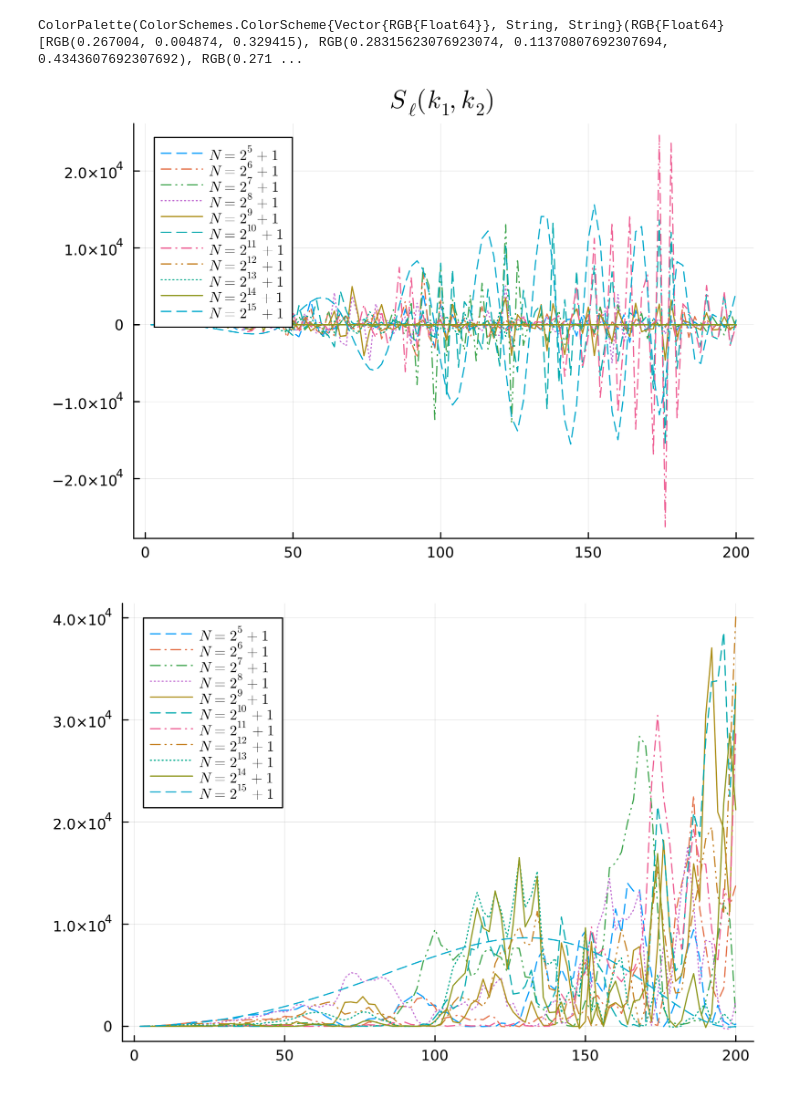
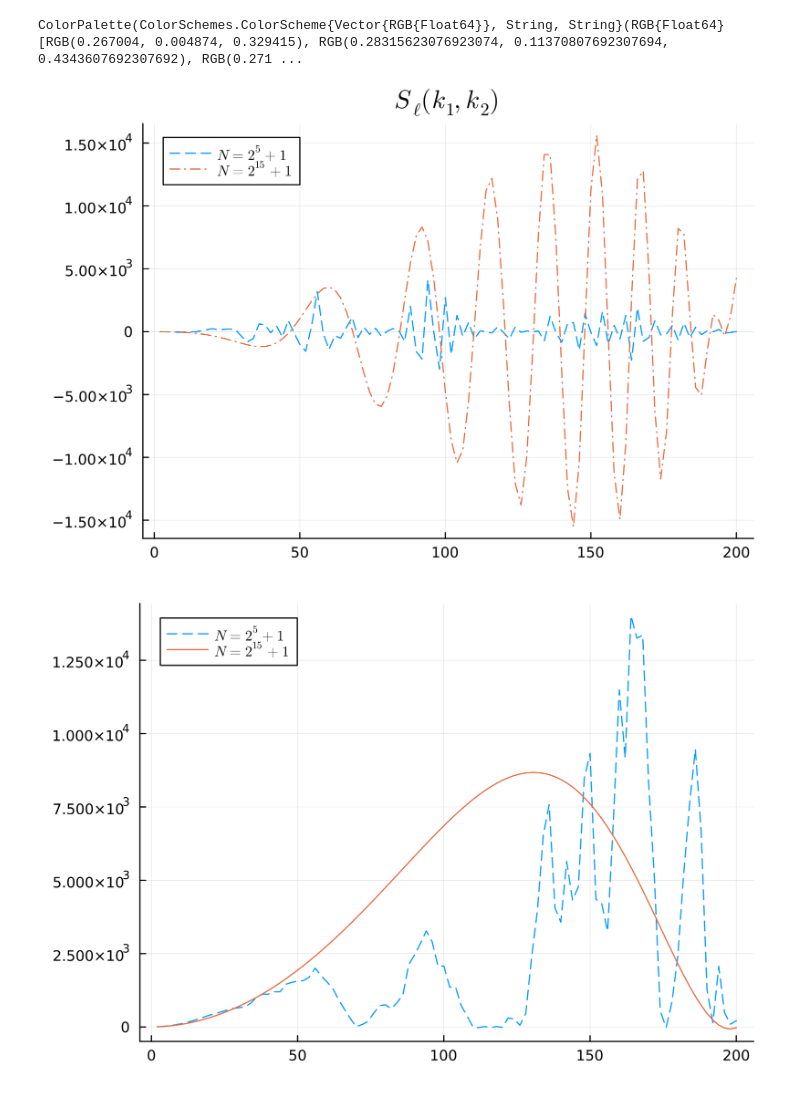
Before and after one commit to anvi-git/3D_Angular_Power_Spectrum, a Jupyter notebook: notebooks/comparisons.ipynb, the cells around one changed output. Drawn from its saved outputs; the diff is of its cells as text; code cells hidden in the pictures.

```diff
--- a/notebooks/comparisons.ipynb
+++ b/notebooks/comparisons.ipynb
@@ -64,15 +64,15 @@ Slkk11 = npzread("runs/run_2026_06_07_033316/S_lkk.npy") # 2^15+1
 i = 1; j = 1;
 ℓ = LinRange(2, 200, 100)
 plot(ℓ, Slkk1[i,j,:] .* ℓ .* (ℓ .+ 1) / maximum(Slkk1[i,j,:]), linestyle = :auto, label = L" N = 2^5 + 1")
-plot!(ℓ, Slkk2[i,j,:] .* ℓ .* (ℓ .+ 1) / maximum(Slkk2[i,j,:]), linestyle = :auto, label = L" N = 2^6 + 1")
-plot!(ℓ, Slkk3[i,j,:] .* ℓ .* (ℓ .+ 1) / maximum(Slkk3[i,j,:]), linestyle = :auto, label = L" N = 2^7 + 1")
-plot!(ℓ, Slkk4[i,j,:] .* ℓ .* (ℓ .+ 1) / maximum(Slkk4[i,j,:]), linestyle = :auto, label = L" N = 2^8 + 1")
-plot!(ℓ, Slkk5[i,j,:] .* ℓ .* (ℓ .+ 1) / maximum(Slkk5[i,j,:]), linestyle = :auto, label = L" N = 2^9 + 1")
-plot!(ℓ, Slkk6[i,j,:] .* ℓ .* (ℓ .+ 1) / maximum(Slkk6[i,j,:]), linestyle = :auto, label = L" N = 2^{10} + 1")
-plot!(ℓ, Slkk7[i,j,:] .* ℓ .* (ℓ .+ 1) / maximum(Slkk7[i,j,:]), linestyle = :auto, label = L" N = 2^{11} + 1")
-plot!(ℓ, Slkk8[i,j,:] .* ℓ .* (ℓ .+ 1) / maximum(Slkk8[i,j,:]), linestyle = :auto, label = L" N = 2^{12} + 1")
-plot!(ℓ, Slkk9[i,j,:] .* ℓ .* (ℓ .+ 1) / maximum(Slkk9[i,j,:]), linestyle = :auto, label = L" N = 2^{13} + 1")
-plot!(ℓ, Slkk10[i,j,:] .* ℓ .* (ℓ .+ 1) / maximum(Slkk10[i,j,:]), linestyle = :auto, label = L" N = 2^{14} + 1")
+# plot!(ℓ, Slkk2[i,j,:] .* ℓ .* (ℓ .+ 1) / maximum(Slkk2[i,j,:]), linestyle = :auto, label = L" N = 2^6 + 1")
+# plot!(ℓ, Slkk3[i,j,:] .* ℓ .* (ℓ .+ 1) / maximum(Slkk3[i,j,:]), linestyle = :auto, label = L" N = 2^7 + 1")
+# plot!(ℓ, Slkk4[i,j,:] .* ℓ .* (ℓ .+ 1) / maximum(Slkk4[i,j,:]), linestyle = :auto, label = L" N = 2^8 + 1")
+# plot!(ℓ, Slkk5[i,j,:] .* ℓ .* (ℓ .+ 1) / maximum(Slkk5[i,j,:]), linestyle = :auto, label = L" N = 2^9 + 1")
+# plot!(ℓ, Slkk6[i,j,:] .* ℓ .* (ℓ .+ 1) / maximum(Slkk6[i,j,:]), linestyle = :auto, label = L" N = 2^{10} + 1")
+# plot!(ℓ, Slkk7[i,j,:] .* ℓ .* (ℓ .+ 1) / maximum(Slkk7[i,j,:]), linestyle = :auto, label = L" N = 2^{11} + 1")
+# plot!(ℓ, Slkk8[i,j,:] .* ℓ .* (ℓ .+ 1) / maximum(Slkk8[i,j,:]), linestyle = :auto, label = L" N = 2^{12} + 1")
+# plot!(ℓ, Slkk9[i,j,:] .* ℓ .* (ℓ .+ 1) / maximum(Slkk9[i,j,:]), linestyle = :auto, label = L" N = 2^{13} + 1")
+# plot!(ℓ, Slkk10[i,j,:] .* ℓ .* (ℓ .+ 1) / maximum(Slkk10[i,j,:]), linestyle = :auto, label = L" N = 2^{14} + 1")
 plot!(ℓ, Slkk11[i,j,:] .* ℓ .* (ℓ .+ 1) / maximum(Slkk11[i,j,:]), linestyle = :auto, label = L" N = 2^{15} + 1")
 
 plot!(dpi = 300, legend=true, title = L"S_{\ell}(k_1,k_2)")
@@ -86,32 +86,32 @@ plot!(dpi = 300, legend=true, title = L"S_{\ell}(k_1,k_2)")
 # )
 # plot!(dpi = 300, legend=true)
 # %% [output]
-[figure, old version]
+[figure, new version]
 # %%
 S1 = npzread("runs/run_2026_06_06_124805/S_l.npy") # 2^5 +1
 S2 = npzread("runs/run_2026_06_06_125047/S_l.npy") # 2^6 +1
 S3 = npzread("runs/run_2026_06_06_125256/S_l.npy") # 2^7 +1
 S4 = npzread("runs/run_2026_06_06_125710/S_l.npy") # 2^8 +1
 S5 = npzread("runs/run_2026_06_06_130339/S_l.npy") # 2^9 +1
 S6 = npzread("runs/run_2026_06_06_131638/S_l.npy") # 2^10 +1
 S7 = npzread("runs/run_2026_06_06_134103/S_l.npy") # 2^11 +1
 S8 = npzread("runs/run_2026_06_06_142949/S_l.npy") # 2^12 +1
 S9 = npzread("runs/run_2026_06_06_161327/S_l.npy") # 2^13 +1
 S10 = npzread("runs/run_2026_06_06_195518/S_l.npy") # 2^14+1
 S11 = npzread("runs/run_2026_06_07_033316/S_l.npy") # 2^15+1
 
 ℓ = LinRange(2, 200, 100)
 plot(ℓ, S1 .* ℓ .* (ℓ .+ 1) / maximum(S1), linestyle = :auto, label = L" N = 2^5 + 1")
-plot!(ℓ, S2 .* ℓ .* (ℓ .+ 1) / maximum(S2), linestyle = :auto, label = L" N = 2^6 + 1")
-plot!(ℓ, S3 .* ℓ .* (ℓ .+ 1) / maximum(S3), linestyle = :auto, label = L" N = 2^7 + 1")
-plot!(ℓ, S4 .* ℓ .* (ℓ .+ 1) / maximum(S4), linestyle = :auto, label = L" N = 2^8 + 1")
-plot!(ℓ, S5 .* ℓ .* (ℓ .+ 1) / maximum(S5), linestyle = :auto, label = L" N = 2^9 + 1")
-plot!(ℓ, S6 .* ℓ .* (ℓ .+ 1) / maximum(S6), linestyle = :auto, label = L" N = 2^{10} + 1")
-plot!(ℓ, S7 .* ℓ .* (ℓ .+ 1) / maximum(S7), linestyle = :auto, label = L" N = 2^{11} + 1")
-plot!(ℓ, S8 .* ℓ .* (ℓ .+ 1) / maximum(S8), linestyle = :auto, label = L" N = 2^{12} + 1")
-plot!(ℓ, S9 .* ℓ .* (ℓ .+ 1) / maximum(S9), linestyle = :auto, label = L" N = 2^{13} + 1")
-plot!(ℓ, S10 .* ℓ .* (ℓ .+ 1) / maximum(S10), linestyle = :auto, label = L" N = 2^{14} + 1")
-plot!(ℓ, S11 .* ℓ .* (ℓ .+ 1) / maximum(S11), linestyle = :auto, label = L" N = 2^{15} + 1")
+# plot!(ℓ, S2 .* ℓ .* (ℓ .+ 1) / maximum(S2), linestyle = :auto, label = L" N = 2^6 + 1")
+# plot!(ℓ, S3 .* ℓ .* (ℓ .+ 1) / maximum(S3), linestyle = :auto, label = L" N = 2^7 + 1")
+# plot!(ℓ, S4 .* ℓ .* (ℓ .+ 1) / maximum(S4), linestyle = :auto, label = L" N = 2^8 + 1")
+# plot!(ℓ, S5 .* ℓ .* (ℓ .+ 1) / maximum(S5), linestyle = :auto, label = L" N = 2^9 + 1")
+# plot!(ℓ, S6 .* ℓ .* (ℓ .+ 1) / maximum(S6), linestyle = :auto, label = L" N = 2^{10} + 1")
+# plot!(ℓ, S7 .* ℓ .* (ℓ .+ 1) / maximum(S7), linestyle = :auto, label = L" N = 2^{11} + 1")
+# plot!(ℓ, S8 .* ℓ .* (ℓ .+ 1) / maximum(S8), linestyle = :auto, label = L" N = 2^{12} + 1")
+# plot!(ℓ, S9 .* ℓ .* (ℓ .+ 1) / maximum(S9), linestyle = :auto, label = L" N = 2^{13} + 1")
+# plot!(ℓ, S10 .* ℓ .* (ℓ .+ 1) / maximum(S10), linestyle = :auto, label = L" N = 2^{14} + 1")
+plot!(ℓ, S11 .* ℓ .* (ℓ .+ 1) / maximum(S11), label = L" N = 2^{15} + 1")
 plot!(dpi = 300, legend=true)
 # %% [output]
-[figure, old version]
+[figure, new version]
```
Also changed, not shown: 1 other file.
